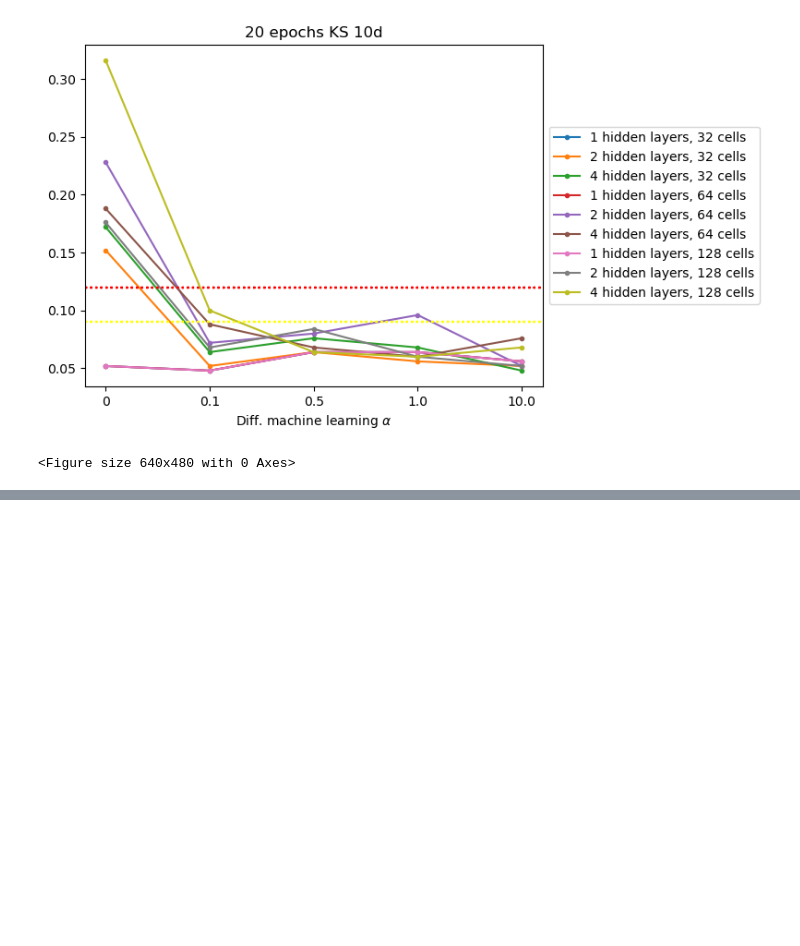
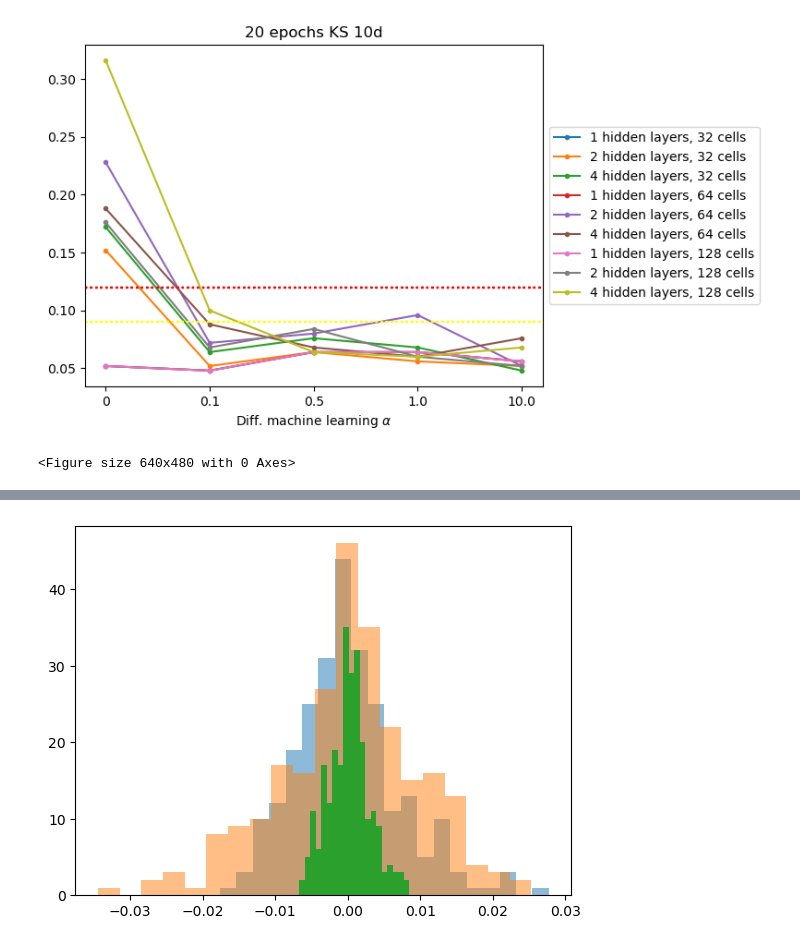
Before and after one commit to Lolillosky/PHD_Code, a Jupyter notebook: NOTEBOOKS/Market_Risk.ipynb, the cells around one changed output, grey strips where cells are left out. Drawn from its saved outputs; the diff is of its cells as text; code cells hidden in the pictures; blank space fills up the shorter version.

```diff
--- a/NOTEBOOKS/Market_Risk.ipynb
+++ b/NOTEBOOKS/Market_Risk.ipynb
@@ -334,0 +531,10 @@ ModelHandlers.plot_model_results(models, alphas, cells_layer, num_hidden_layers,
+# %%
+plt.hist(exot(hist_var_scenarios_daily.values).numpy()-exot(base_scenario.reshape(1,-1)).numpy(), bins = 20, alpha = 0.5)
+
+plt.hist(my_basket.value_basket(hist_var_scenarios_daily.values)-my_basket.value_basket(base_scenario), bins=20, alpha = 0.5);
+
+
+plt.hist((exot(hist_var_scenarios_daily.values).numpy()-exot(base_scenario.reshape(1,-1)).numpy())
+         +(my_basket.value_basket(hist_var_scenarios_daily.values)-my_basket.value_basket(base_scenario)), bins = 20);
+# %% [output]
+[figure, added]
```
Also changed, not shown: parts of 17 cells of this notebook, 1 other file.
